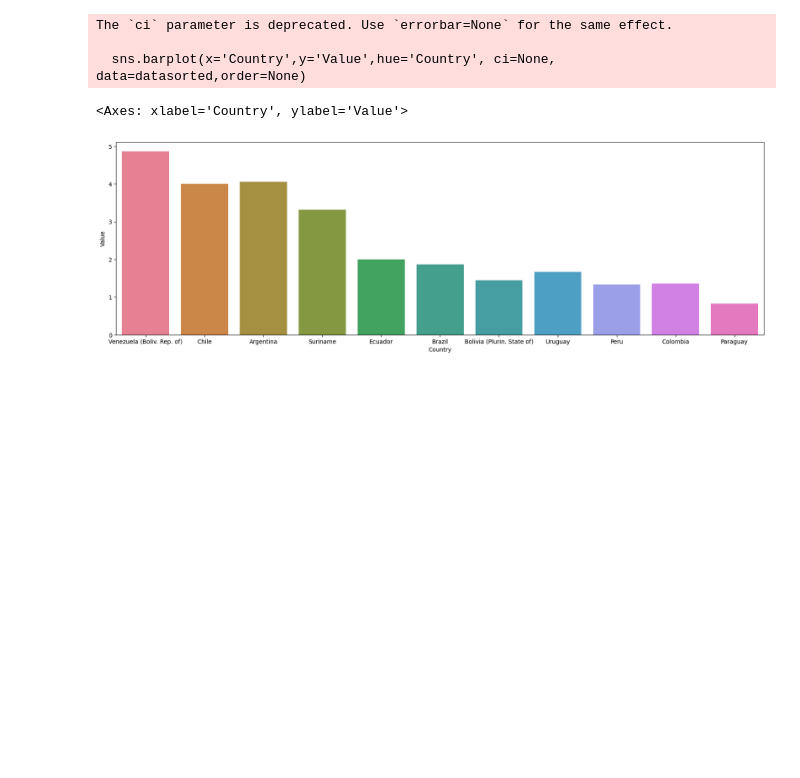
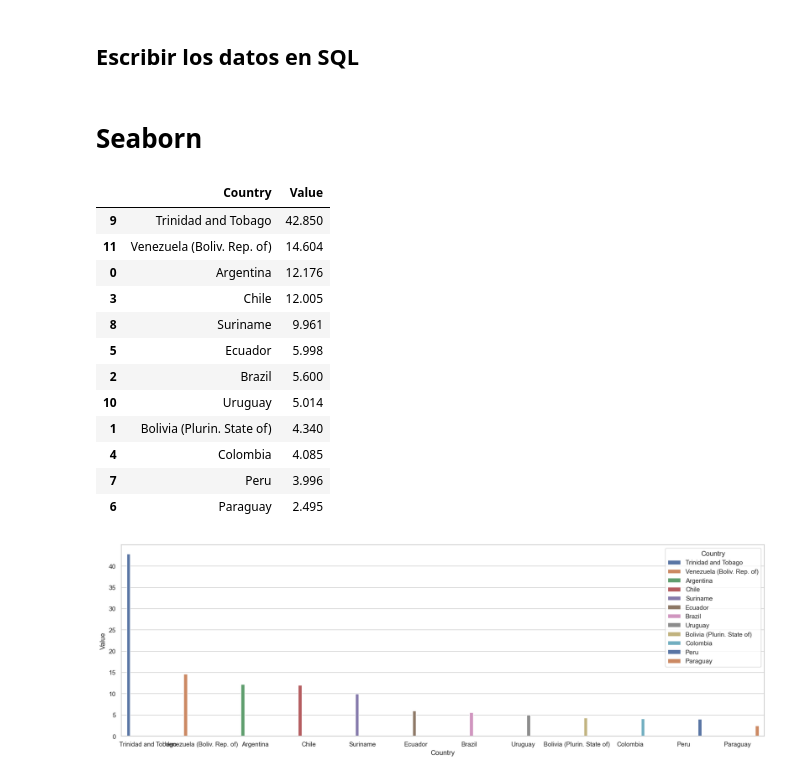
Before and after one commit to Mateoferrnandez/Projects, a Jupyter notebook: Emissions_data_Copy1.ipynb, the cells around one changed output. Drawn from its saved outputs; the diff is of its cells as text; code cells hidden in the pictures; blank space fills up the shorter version.

```diff
--- a/Emissions_data_Copy1.ipynb
+++ b/Emissions_data_Copy1.ipynb
@@ -10,3 +7,3 @@ MessageError: Error: credential propagation was unsuccessful
 # %%
-df=pd.read_csv('/Carbon Dioxide Emission Estimates.csv')
-dfl=pd.read_csv('/Land.csv')
+df=pd.read_csv('Carbon Dioxide Emission Estimates.csv')
+dfl=pd.read_csv('Land.csv')
@@ -81,6 +90,7 @@ array(['Argentina', 'Bolivia (Plurin. State of)', 'Brazil', 'Chile',
 # %%
-DFETCO2['Country_processed'] = DFETCO2['Country'].apply(lambda x: x.split()[0])
-dfpaisesañosE = DFETCO2[DFETCO2['Country_processed'].isin(paises_coincidentes)]
-dfpaisesañosE=dfpaisesañosE.drop(columns=['Country_processed'])
-dfpaisesañosE['Country'].unique()
+dfemi=dfemi.copy()
+dfemi['Country_processed'] = dfemi['Country'].apply(lambda x: x.split()[0])
+dfpaisesañose = dfemi[dfemi['Country_processed'].isin(paisescoincidentessur)]
+dfpaisesañose=dfpaisesañose.drop(columns=['Country_processed'])
+dfpaisesañose['Country'].unique()
 # %% [output]
@@ -125,10 +103,10 @@ array(['Land area (thousand hectares)', 'Arable land (thousand hectares)',
 # %%
 #dividir dataframes por type
 #Emissions
-datae_a=dfpaisesañosE[dfpaisesañosE['Type']=='Emissions per capita (metric tons of carbon dioxide)']
-datae_b=dfpaisesañosE[dfpaisesañosE['Type']=='Emissions (thousand metric tons of carbon dioxide)']
+datae_a=dfpaisesañose[dfpaisesañose['Type']=='Emissions per capita (metric tons of carbon dioxide)']
+datae_b=dfpaisesañose[dfpaisesañose['Type']=='Emissions (thousand metric tons of carbon dioxide)']
 #Land
-datal_a=dfpaisesañosL[dfpaisesañosL['Type']=='Land area (thousand hectares)']
-datal_b=dfpaisesañosL[dfpaisesañosL['Type']=='Permanent crops (thousand hectares)']
-datal_c=dfpaisesañosL[dfpaisesañosL['Type']=='Forest cover (thousand hectares)']
-datal_d=dfpaisesañosL[dfpaisesañosL['Type']=='Arable land (thousand hectares)']
+datal_a=dfpaisesañosl[dfpaisesañosl['Type']=='Land area (thousand hectares)']
+datal_b=dfpaisesañosl[dfpaisesañosl['Type']=='Permanent crops (thousand hectares)']
+datal_c=dfpaisesañosl[dfpaisesañosl['Type']=='Forest cover (thousand hectares)']
+datal_d=dfpaisesañosl[dfpaisesañosl['Type']=='Arable land (thousand hectares)']
@@ -161,0 +130,3 @@ import seaborn as sns
+# %% [markdown]
+
+## Escribir los datos en SQL
@@ -162,11 +158,27 @@ import seaborn as sns
+# %%
+#df_suma=dfpaisesañosE.groupby('Country').sum()
+#df_suma
+data_sum=datae_a[['Country','Value']].groupby('Country').sum().reset_index()
+# %% [markdown]
+# Seaborn
 # %%
+import seaborn as sns
 plt.figure(figsize=(20, 6))
-data_a=dfpaisesañosE[dfpaisesañosE['Type']=='Emissions per capita (metric tons of carbon dioxide)']
-datasorted=data_a.sort_values(by='Value',ascending=False)
-sns.barplot(x='Country',y='Value',hue='Country', ci=None, data=datasorted,order=None)
+datasorted=data_sum.sort_values(by='Value',ascending=False)
+g=sns.barplot(x='Country',y='Value',hue='Country', ci=None,palette="deep", data=datasorted,order=None)
+datasorted.head(12)
 # %% [output]
-The `ci` parameter is deprecated. Use `errorbar=None` for the same effect.
-
-  sns.barplot(x='Country',y='Value',hue='Country', ci=None, data=datasorted,order=None)
-<Axes: xlabel='Country', ylabel='Value'>
+|  | Country | Value |
+| 9 | Trinidad and Tobago | 42.850 |
+| 11 | Venezuela (Boliv. Rep. of) | 14.604 |
+| 0 | Argentina | 12.176 |
+| 3 | Chile | 12.005 |
+| 8 | Suriname | 9.961 |
+| 5 | Ecuador | 5.998 |
+| 2 | Brazil | 5.600 |
+| 10 | Uruguay | 5.014 |
+| 1 | Bolivia (Plurin. State of) | 4.340 |
+| 4 | Colombia | 4.085 |
+| 7 | Peru | 3.996 |
+| 6 | Paraguay | 2.495 |
-[figure, old version]
+[figure, new version]
```
Also changed, not shown: parts of 23 cells of this notebook.
